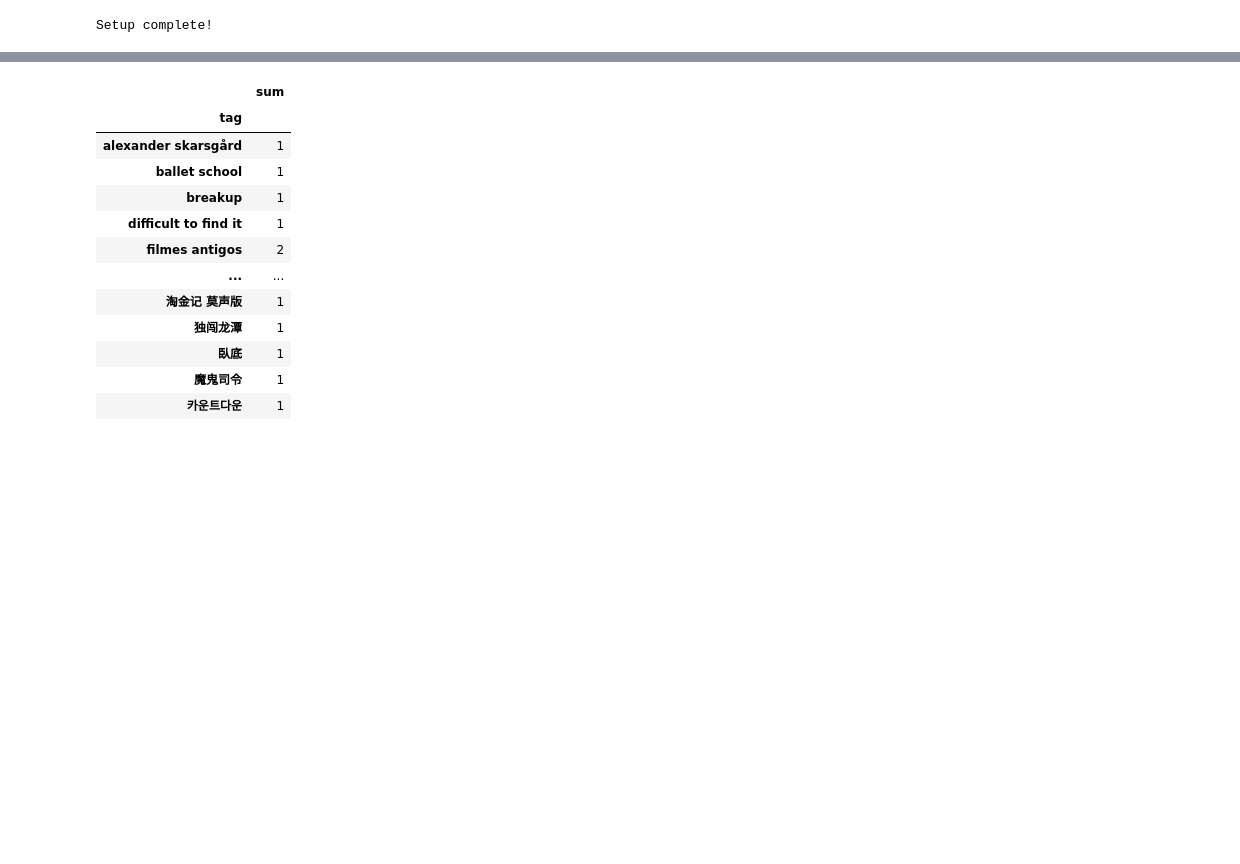
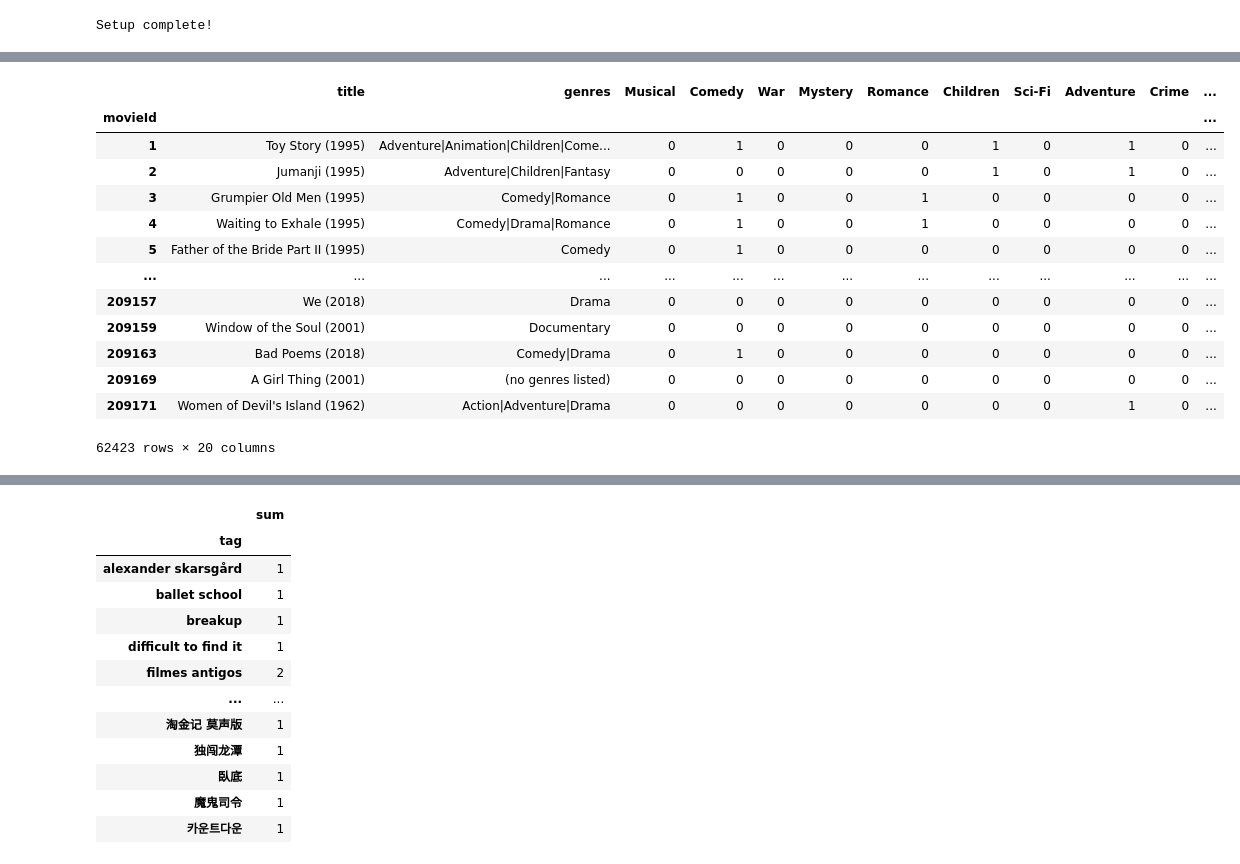
Before and after one commit to DejanGjer/Rating-Based-Recommender-System-using-GraphSage, a Jupyter notebook: dataset_preprocessing/Preprocessing.ipynb, the cells around one changed output, grey strips where cells are left out. Cells and saved outputs as stored; diff of their text form; code cells hidden in the pictures; blank space fills up the shorter version.

```diff
--- a/dataset_preprocessing/Preprocessing.ipynb
+++ b/dataset_preprocessing/Preprocessing.ipynb
@@ -12,3 +12,19 @@ tags_df = pd.read_csv(dataset_dir + "/tags.csv")
 print('Setup complete!')
 # %% [output]
 Setup complete!
+# %%
+genres_list = []
+for index, row in movies_df.iterrows():
+    try:
+        genres = row['genres'].split("|")
+        genres_list.extend(genres)
+    except:
+        genres_list.append(row["genres"])
+
+genres_list = list(set(genres_list))
+# %%
+genres_list.remove("IMAX")
+repl_idx = genres_list.remove("(no genres listed)")
+for genre in genres_list:
+    print(genre)
+print(len(genres_list))
@@ -14,0 +51,20 @@ Setup complete!
+# %%
+movies_df1 = movies_df.copy()
+for genre in genres_list:
+    movies_df1[genre] = movies_df1["genres"].map(lambda o: 1 if genre in str(o) else 0)
+movies_df1
+# %% [output]
+|  | title | genres | Musical | Comedy | War | Mystery | Romance | Children | Sci-Fi | Adventure | Crime | ... |
+| movieId |  |  |  |  |  |  |  |  |  |  |  | ... |
+| 1 | Toy Story (1995) | Adventure|Animation|Children|Come... | 0 | 1 | 0 | 0 | 0 | 1 | 0 | 1 | 0 | ... |
+| 2 | Jumanji (1995) | Adventure|Children|Fantasy | 0 | 0 | 0 | 0 | 0 | 1 | 0 | 1 | 0 | ... |
+| 3 | Grumpier Old Men (1995) | Comedy|Romance | 0 | 1 | 0 | 0 | 1 | 0 | 0 | 0 | 0 | ... |
+| 4 | Waiting to Exhale (1995) | Comedy|Drama|Romance | 0 | 1 | 0 | 0 | 1 | 0 | 0 | 0 | 0 | ... |
+| 5 | Father of the Bride Part II (1995) | Comedy | 0 | 1 | 0 | 0 | 0 | 0 | 0 | 0 | 0 | ... |
+| ... | ... | ... | ... | ... | ... | ... | ... | ... | ... | ... | ... | ... |
+| 209157 | We (2018) | Drama | 0 | 0 | 0 | 0 | 0 | 0 | 0 | 0 | 0 | ... |
+| 209159 | Window of the Soul (2001) | Documentary | 0 | 0 | 0 | 0 | 0 | 0 | 0 | 0 | 0 | ... |
+| 209163 | Bad Poems (2018) | Comedy|Drama | 0 | 1 | 0 | 0 | 0 | 0 | 0 | 0 | 0 | ... |
+| 209169 | A Girl Thing (2001) | (no genres listed) | 0 | 0 | 0 | 0 | 0 | 0 | 0 | 0 | 0 | ... |
+| 209171 | Women of Devil's Island (1962) | Action|Adventure|Drama | 0 | 0 | 0 | 0 | 0 | 0 | 0 | 1 | 0 | ... |
+62423 rows × 20 columns
```
Also changed, not shown: parts of 16 cells of this notebook.
